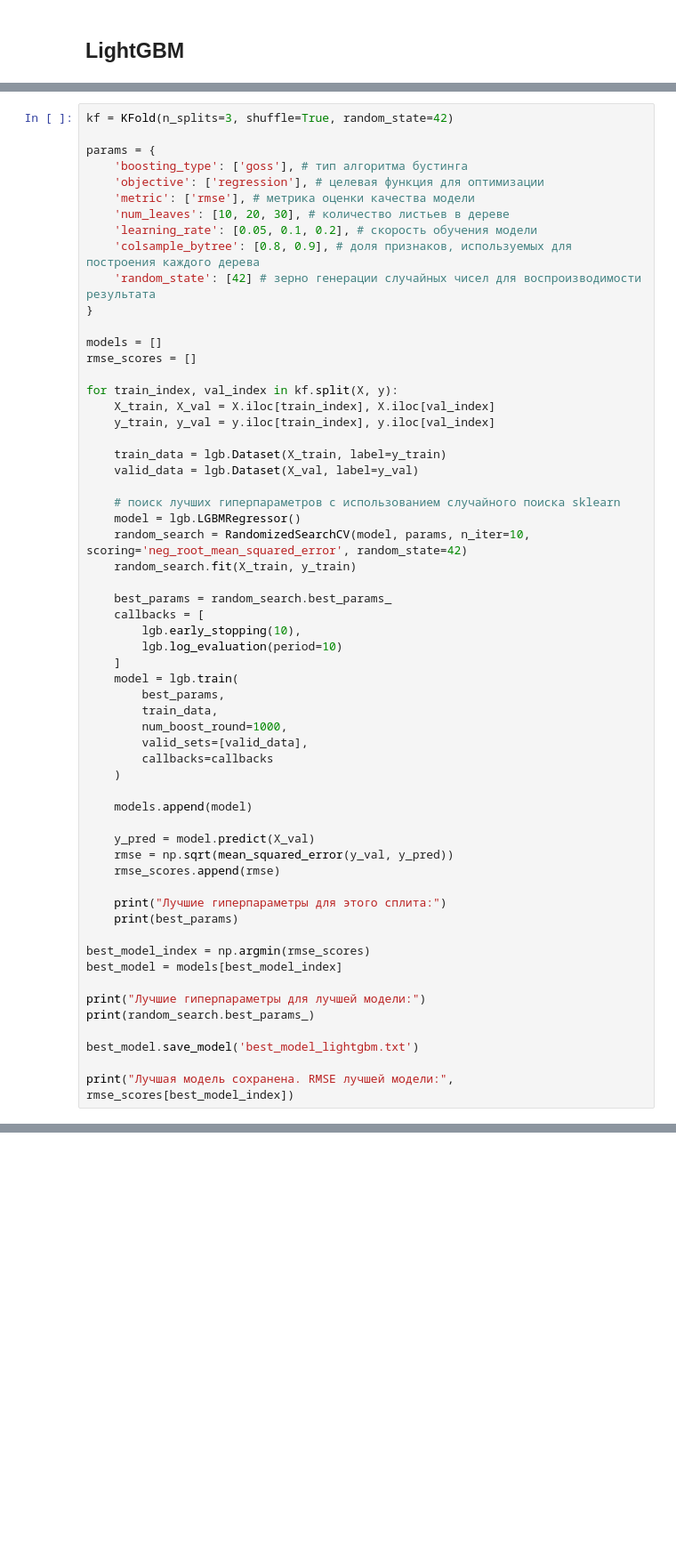
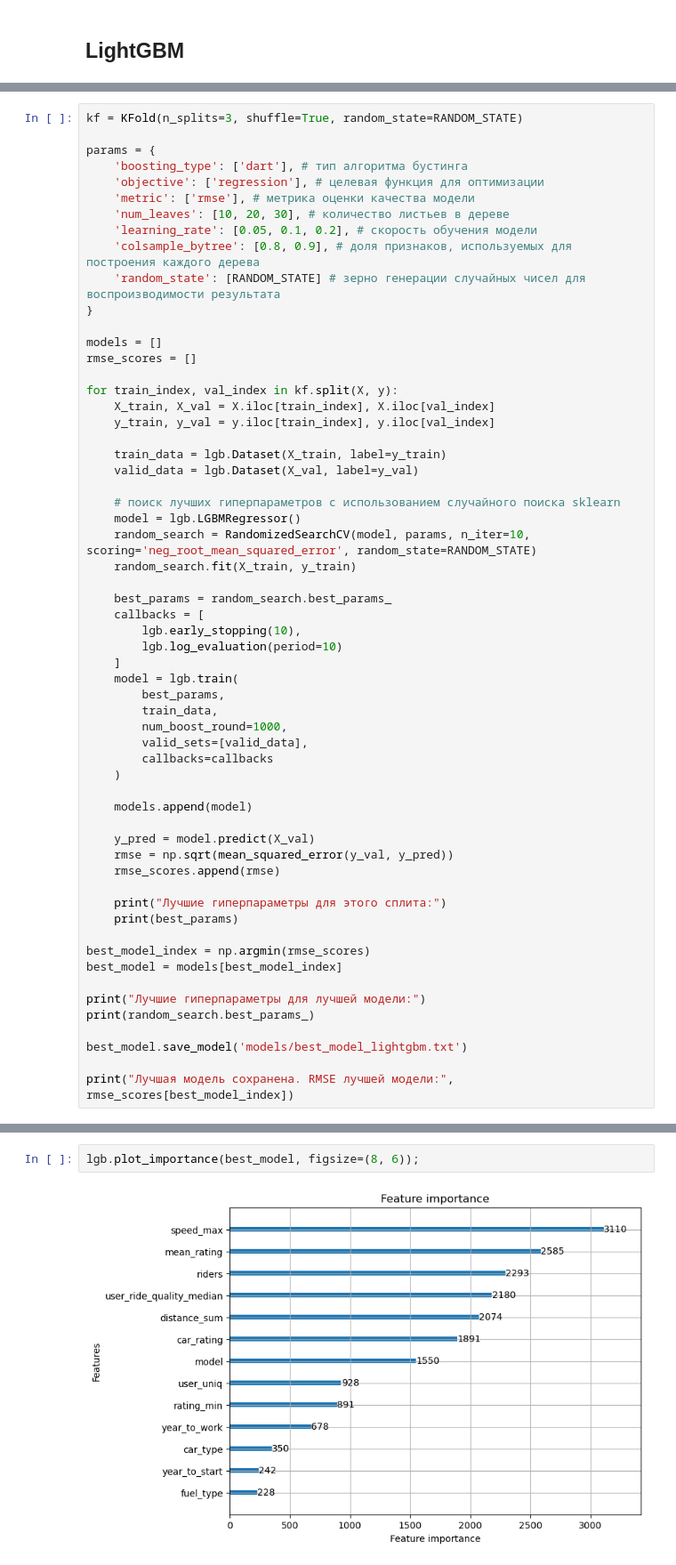
Before and after one commit to mmmaarrkk/ML-gradient-boostings, a Jupyter notebook: boosting.ipynb, the cells around one changed output, grey strips where cells are left out. Shown at 89% size. Cells and saved outputs as stored; diff of their text form; blank space fills up the shorter version.

```diff
--- a/boosting.ipynb
+++ b/boosting.ipynb
@@ -294,16 +294,16 @@ for feature in cat_features:
 X = train_encoded.drop(['target_reg', 'target_class', 'car_id'], axis=1)
 y = train_encoded['target_reg']
 # %%
-kf = KFold(n_splits=3, shuffle=True, random_state=42)
+kf = KFold(n_splits=3, shuffle=True, random_state=RANDOM_STATE)
 
 params = {
-    'boosting_type': ['goss'], # тип алгоритма бустинга
+    'boosting_type': ['dart'], # тип алгоритма бустинга
     'objective': ['regression'], # целевая функция для оптимизации
     'metric': ['rmse'], # метрика оценки качества модели
     'num_leaves': [10, 20, 30], # количество листьев в дереве
     'learning_rate': [0.05, 0.1, 0.2], # скорость обучения модели
     'colsample_bytree': [0.8, 0.9], # доля признаков, используемых для построения каждого дерева
-    'random_state': [42] # зерно генерации случайных чисел для воспроизводимости результата
+    'random_state': [RANDOM_STATE] # зерно генерации случайных чисел для воспроизводимости результата
 }
 
 models = []
@@ -318,7 +318,7 @@ for train_index, val_index in kf.split(X, y):
 
     # поиск лучших гиперпараметров с использованием случайного поиска sklearn
     model = lgb.LGBMRegressor()
-    random_search = RandomizedSearchCV(model, params, n_iter=10, scoring='neg_root_mean_squared_error', random_state=42)
+    random_search = RandomizedSearchCV(model, params, n_iter=10, scoring='neg_root_mean_squared_error', random_state=RANDOM_STATE)
     random_search.fit(X_train, y_train)
 
     best_params = random_search.best_params_
@@ -349,6 +349,6 @@ best_model = models[best_model_index]
 print("Лучшие гиперпараметры для лучшей модели:")
 print(random_search.best_params_)
 
-best_model.save_model('best_model_lightgbm.txt')
+best_model.save_model('models/best_model_lightgbm.txt')
 
 print("Лучшая модель сохранена. RMSE лучшей модели:", rmse_scores[best_model_index])
@@ -354,0 +377,4 @@ print("Лучшая модель сохранена. RMSE лучшей моде
+# %%
+lgb.plot_importance(best_model, figsize=(8, 6));
+# %% [output]
+[figure, added]
```
Also changed, not shown: parts of 20 cells of this notebook, 6 other files.
